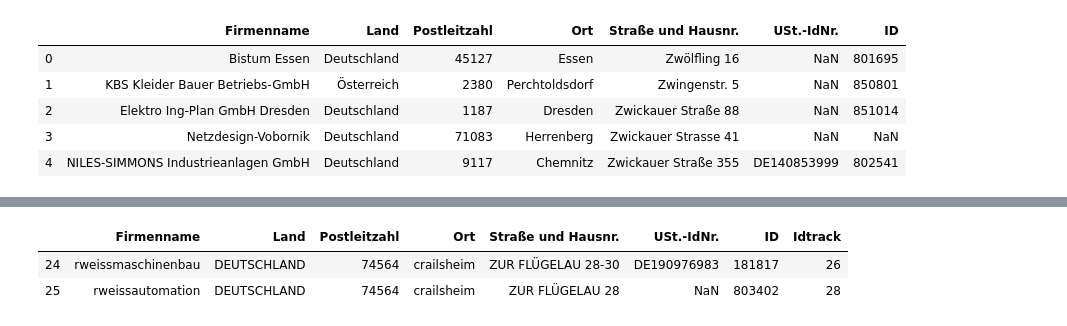
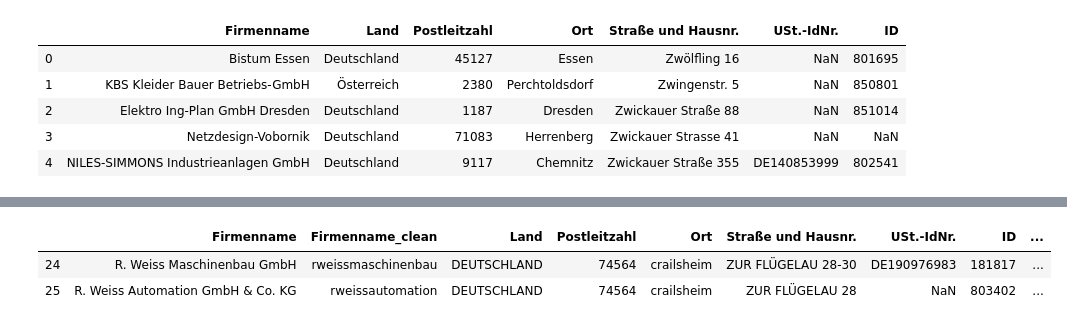
Before and after one commit to Can-Berk/Data_Analysis, a Jupyter notebook: MappingNames/ulist_companies.ipynb, the cells around one changed output, grey strips where cells are left out. Drawn from its saved outputs; the diff is of its cells as text; code cells hidden in the pictures.

```diff
--- a/MappingNames/ulist_companies.ipynb
+++ b/MappingNames/ulist_companies.ipynb
@@ -167,0 +75,5 @@ memory usage: 756.3+ KB
+# %%
+ulist.insert(loc=1, column='Firmenname_clean', value=ulist["Firmenname"].str.lower())
+
+# ulist["Firmenname_clean"] = ulist["Firmenname"].str.lower()   # faster
+# ulist[ulist['Firmenname'].str.endswith(tuple(suffix_list))] some finishes with gmbh some -gmbh and some even continues
@@ -167,0 +137,3 @@ memory usage: 756.3+ KB
+# %%
+ulist['Firmenname_clean'] = ulist['Firmenname_clean'].apply(suffix_remover)
+ulist['Firmenname_clean'].head()
@@ -168,8 +186,8 @@ memory usage: 756.3+ KB
 # %%
 # pipeline
 # ulist.duplicated().sum()   # remove duplicated rows in the dataframe
-ulist["Firmenname"] = ulist["Firmenname"].str.lower()   # faster
-ulist["Firmenname"] = ulist["Firmenname"].str.replace('\W', '')      # special characters are removed
+ulist["Firmenname_clean"] = ulist["Firmenname_clean"].str.lower()   # faster
+ulist["Firmenname_clean"] = ulist["Firmenname_clean"].str.replace('\W', '')      # special characters are removed
 ulist["Land"] = ulist["Land"].str.upper()
 ulist["Land"] = ulist["Land"].str.replace('\W', '').astype('category')
 ulist["Ort"] = ulist["Ort"].str.lower()
@@ -185,14 +203,14 @@ ulist['ID'] = ulist['ID'].replace(r'^\s*$', np.NaN, regex=True)      # to keep m
 # %%
 # moved NA of 'USt.-IdNr.' and 'ID' columns to bottom of df so that rows with more NA's will be removed because they are at the bottom.
 sorted_duplicates = ulist.sort_values(by=["USt.-IdNr.", "ID"], na_position='last')      # move NAs to the bottom of the df
-ulist = sorted_duplicates.drop_duplicates(subset=["Firmenname", "Land", "Ort"],
+ulist = sorted_duplicates.drop_duplicates(subset=["Firmenname_clean", "Land", "Ort"],
                                      keep="first").sort_index().reset_index(drop=True)  # drop duplicates
 # %%
-ulist[ulist["Firmenname"].str.startswith('rweiss')]   # Actually both belongs to R.WEISS Packaging GmbH & Co. KG
+ulist[ulist["Firmenname_clean"].str.startswith('rweiss')]   # Actually both belongs to R.WEISS Packaging GmbH & Co. KG
 # %% [output]
-|  | Firmenname | Land | Postleitzahl | Ort | Straße und Hausnr. | USt.-IdNr. | ID | Idtrack |
-| 24 | rweissmaschinenbau | DEUTSCHLAND | 74564 | crailsheim | ZUR FLÜGELAU 28-30 | DE190976983 | 181817 | 26 |
-| 25 | rweissautomation | DEUTSCHLAND | 74564 | crailsheim | ZUR FLÜGELAU 28 | NaN | 803402 | 28 |
+|  | Firmenname | Firmenname_clean | Land | Postleitzahl | Ort | Straße und Hausnr. | USt.-IdNr. | ID | ... |
+| 24 | R. Weiss Maschinenbau GmbH | rweissmaschinenbau | DEUTSCHLAND | 74564 | crailsheim | ZUR FLÜGELAU 28-30 | DE190976983 | 181817 | ... |
+| 25 | R. Weiss Automation GmbH & Co. KG | rweissautomation | DEUTSCHLAND | 74564 | crailsheim | ZUR FLÜGELAU 28 | NaN | 803402 | ... |
 # %%
 len(ulist)   # it was 14090 without removing suffices
 # %% [output]
```
Also changed, not shown: parts of 31 cells of this notebook.
